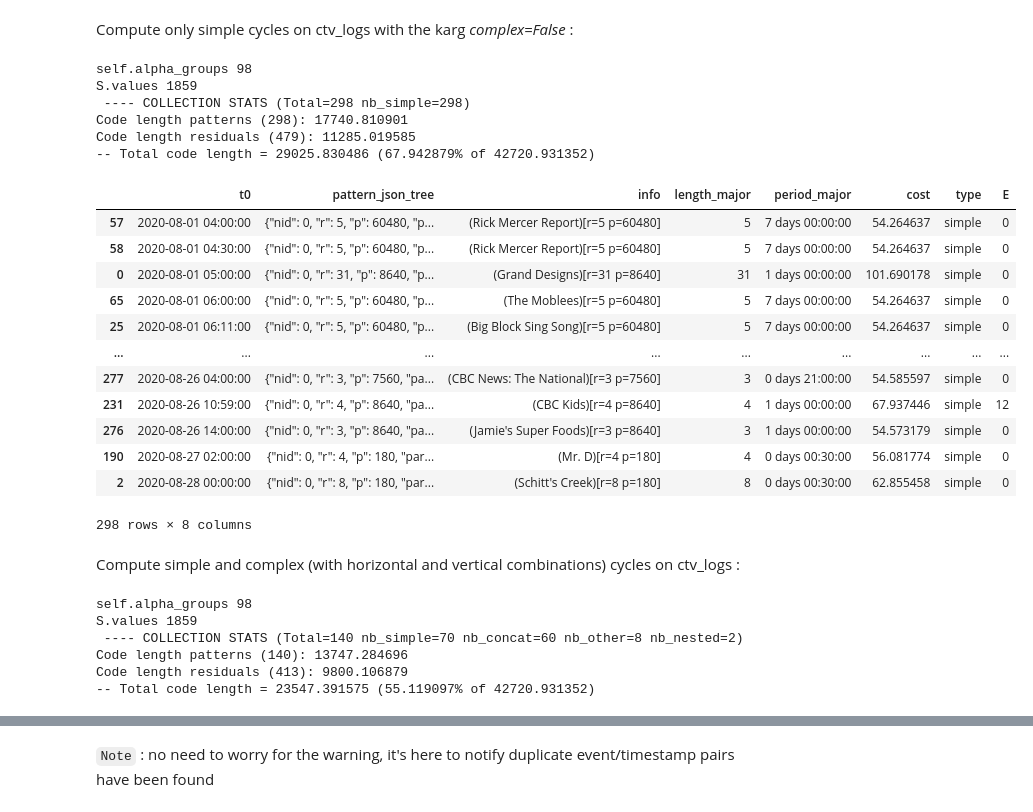
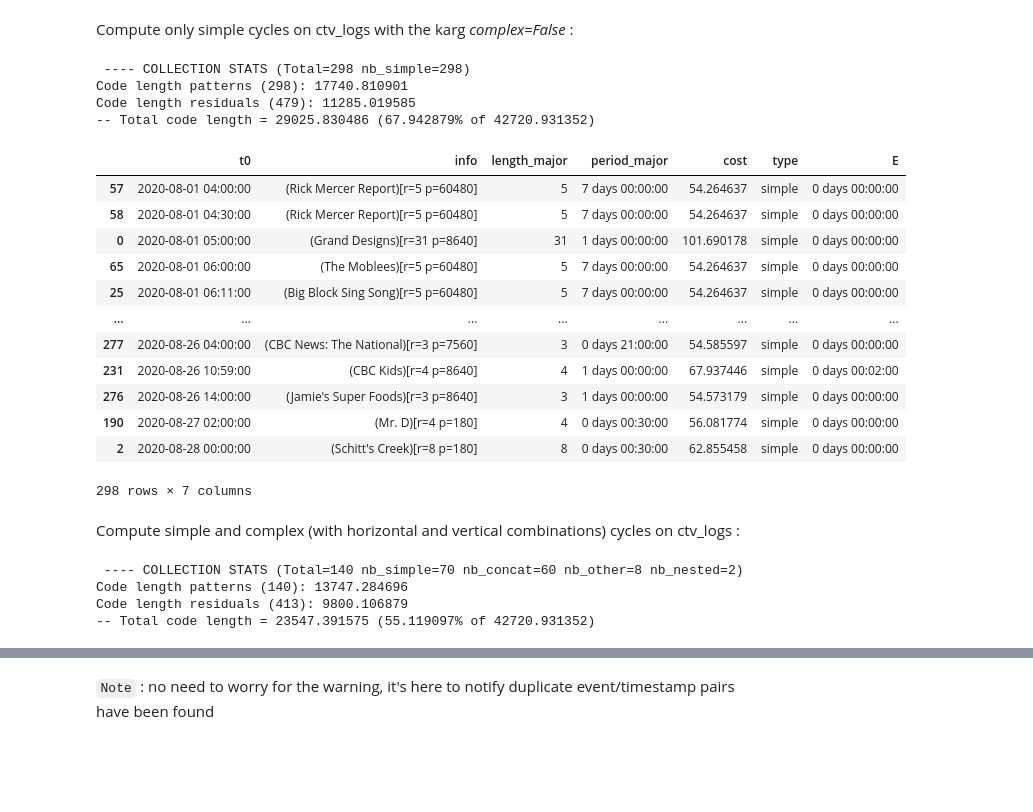
Before and after one commit to scikit-mine/scikit-mine, a Jupyter notebook: docs/tutorials/periodic/periodic_canadian_tv.ipynb, the cells around one changed output, grey strips where cells are left out. Drawn from its saved outputs; the diff is of its cells as text; code cells hidden in the pictures; blank space fills up the shorter version.

```diff
--- a/docs/tutorials/periodic/periodic_canadian_tv.ipynb
+++ b/docs/tutorials/periodic/periodic_canadian_tv.ipynb
@@ -175,35 +171,31 @@ Name: canadian_tv, dtype: string
 # %% [markdown]
 Compute only simple cycles on ctv_logs with the karg *complex=False* :
 # %%
-pcm = PeriodicCycleMiner().fit(ctv_logs, complex=False)
+pcm = PeriodicPatternMiner().fit(ctv_logs, complex=False)
 pcm.discover()
 # %% [output]
-self.alpha_groups 98
-S.values 1859
  ---- COLLECTION STATS (Total=298 nb_simple=298)
 Code length patterns (298): 17740.810901
 Code length residuals (479): 11285.019585
 -- Total code length = 29025.830486 (67.942879% of 42720.931352)
-|  | t0 | pattern_json_tree | info | length_major | period_major | cost | type | E |
-| 57 | 2020-08-01 04:00:00 | {"nid": 0, "r": 5, "p": 60480, "p... | (Rick Mercer Report)[r=5 p=60480] | 5 | 7 days 00:00:00 | 54.264637 | simple | 0 |
-| 58 | 2020-08-01 04:30:00 | {"nid": 0, "r": 5, "p": 60480, "p... | (Rick Mercer Report)[r=5 p=60480] | 5 | 7 days 00:00:00 | 54.264637 | simple | 0 |
-| 0 | 2020-08-01 05:00:00 | {"nid": 0, "r": 31, "p": 8640, "p... | (Grand Designs)[r=31 p=8640] | 31 | 1 days 00:00:00 | 101.690178 | simple | 0 |
-| 65 | 2020-08-01 06:00:00 | {"nid": 0, "r": 5, "p": 60480, "p... | (The Moblees)[r=5 p=60480] | 5 | 7 days 00:00:00 | 54.264637 | simple | 0 |
-| 25 | 2020-08-01 06:11:00 | {"nid": 0, "r": 5, "p": 60480, "p... | (Big Block Sing Song)[r=5 p=60480] | 5 | 7 days 00:00:00 | 54.264637 | simple | 0 |
-| ... | ... | ... | ... | ... | ... | ... | ... | ... |
-| 277 | 2020-08-26 04:00:00 | {"nid": 0, "r": 3, "p": 7560, "pa... | (CBC News: The National)[r=3 p=7560] | 3 | 0 days 21:00:00 | 54.585597 | simple | 0 |
-| 231 | 2020-08-26 10:59:00 | {"nid": 0, "r": 4, "p": 8640, "pa... | (CBC Kids)[r=4 p=8640] | 4 | 1 days 00:00:00 | 67.937446 | simple | 12 |
-| 276 | 2020-08-26 14:00:00 | {"nid": 0, "r": 3, "p": 8640, "pa... | (Jamie's Super Foods)[r=3 p=8640] | 3 | 1 days 00:00:00 | 54.573179 | simple | 0 |
-| 190 | 2020-08-27 02:00:00 | {"nid": 0, "r": 4, "p": 180, "par... | (Mr. D)[r=4 p=180] | 4 | 0 days 00:30:00 | 56.081774 | simple | 0 |
-| 2 | 2020-08-28 00:00:00 | {"nid": 0, "r": 8, "p": 180, "par... | (Schitt's Creek)[r=8 p=180] | 8 | 0 days 00:30:00 | 62.855458 | simple | 0 |
+|  | t0 | info | length_major | period_major | cost | type | E |
+| 57 | 2020-08-01 04:00:00 | (Rick Mercer Report)[r=5 p=60480] | 5 | 7 days 00:00:00 | 54.264637 | simple | 0 days 00:00:00 |
+| 58 | 2020-08-01 04:30:00 | (Rick Mercer Report)[r=5 p=60480] | 5 | 7 days 00:00:00 | 54.264637 | simple | 0 days 00:00:00 |
+| 0 | 2020-08-01 05:00:00 | (Grand Designs)[r=31 p=8640] | 31 | 1 days 00:00:00 | 101.690178 | simple | 0 days 00:00:00 |
+| 65 | 2020-08-01 06:00:00 | (The Moblees)[r=5 p=60480] | 5 | 7 days 00:00:00 | 54.264637 | simple | 0 days 00:00:00 |
+| 25 | 2020-08-01 06:11:00 | (Big Block Sing Song)[r=5 p=60480] | 5 | 7 days 00:00:00 | 54.264637 | simple | 0 days 00:00:00 |
+| ... | ... | ... | ... | ... | ... | ... | ... |
+| 277 | 2020-08-26 04:00:00 | (CBC News: The National)[r=3 p=7560] | 3 | 0 days 21:00:00 | 54.585597 | simple | 0 days 00:00:00 |
+| 231 | 2020-08-26 10:59:00 | (CBC Kids)[r=4 p=8640] | 4 | 1 days 00:00:00 | 67.937446 | simple | 0 days 00:02:00 |
+| 276 | 2020-08-26 14:00:00 | (Jamie's Super Foods)[r=3 p=8640] | 3 | 1 days 00:00:00 | 54.573179 | simple | 0 days 00:00:00 |
+| 190 | 2020-08-27 02:00:00 | (Mr. D)[r=4 p=180] | 4 | 0 days 00:30:00 | 56.081774 | simple | 0 days 00:00:00 |
+| 2 | 2020-08-28 00:00:00 | (Schitt's Creek)[r=8 p=180] | 8 | 0 days 00:30:00 | 62.855458 | simple | 0 days 00:00:00 |
-298 rows × 8 columns
+298 rows × 7 columns
 # %% [markdown]
 Compute simple and complex (with horizontal and vertical combinations) cycles on ctv_logs :
 # %%
-pcm = PeriodicCycleMiner().fit(ctv_logs)
+pcm = PeriodicPatternMiner().fit(ctv_logs)
 # %% [output]
-self.alpha_groups 98
-S.values 1859
  ---- COLLECTION STATS (Total=140 nb_simple=70 nb_concat=60 nb_other=8 nb_nested=2)
 Code length patterns (140): 13747.284696
 Code length residuals (413): 9800.106879
```
Also changed, not shown: parts of 16 cells of this notebook.
